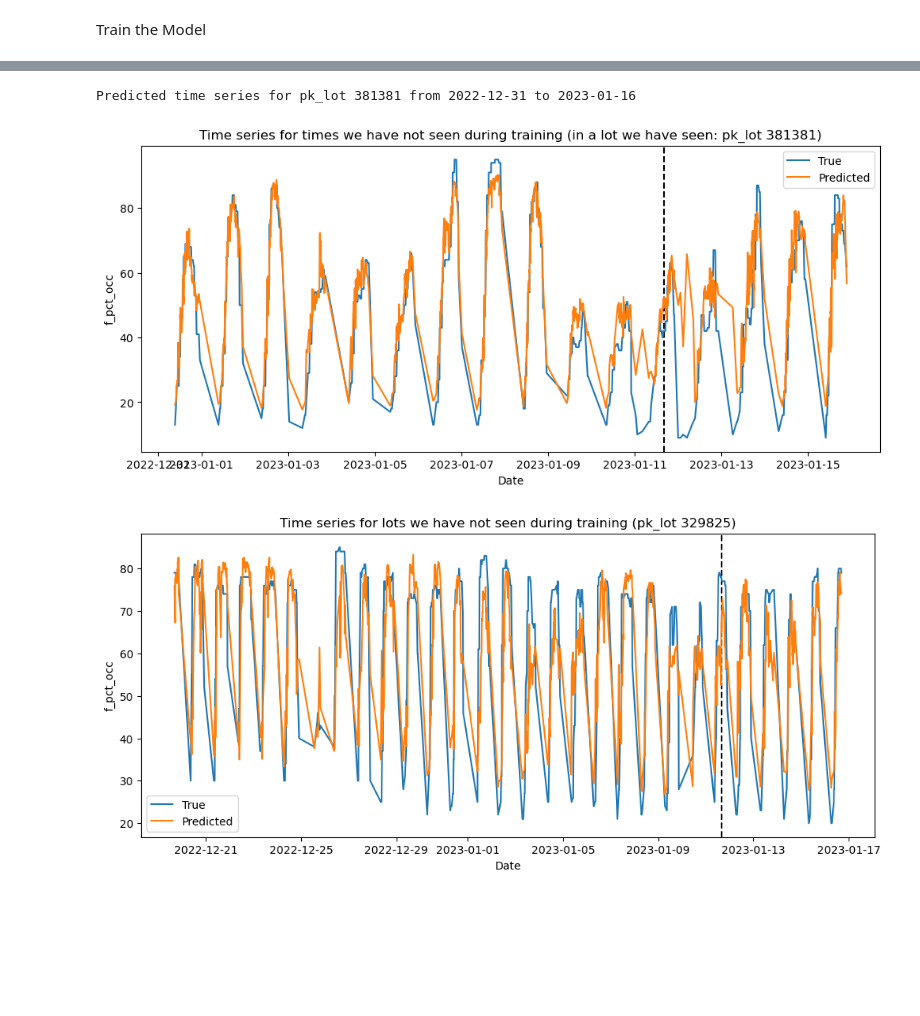
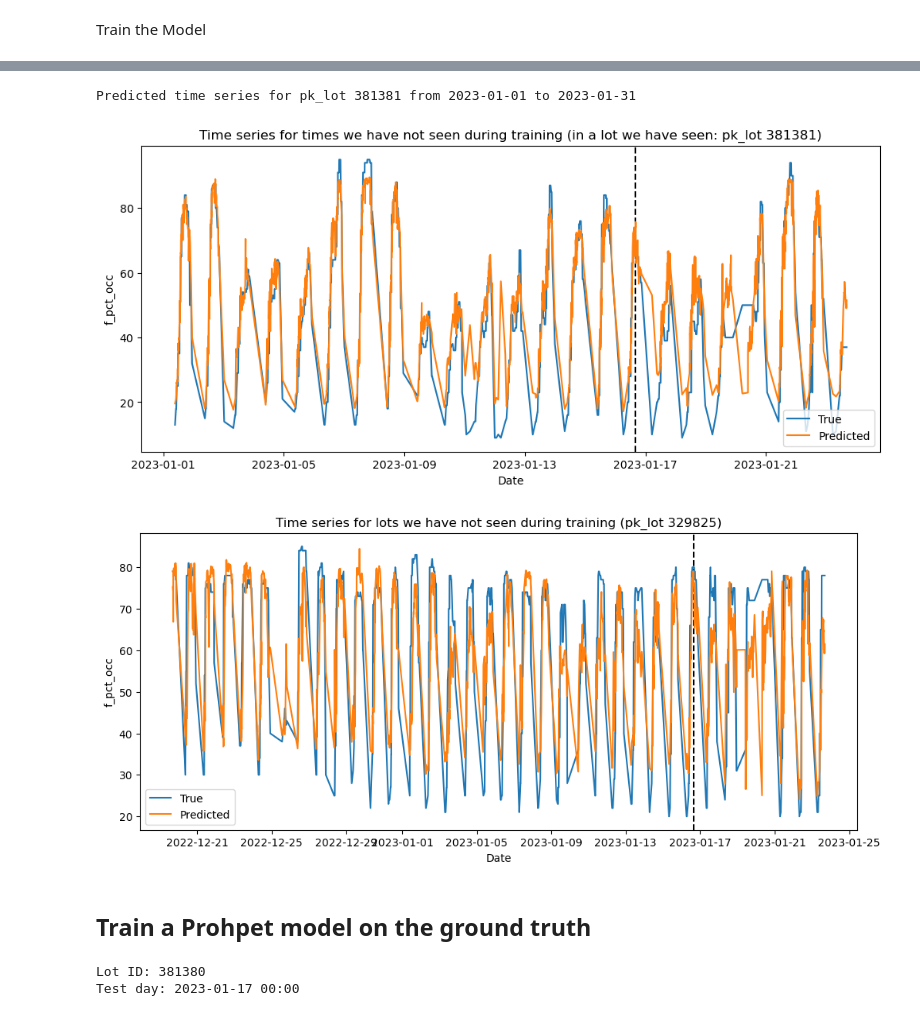
Before and after one commit to INRIX-Logan-Garwood/Parking-Location-vs-Occupancy, a Jupyter notebook: notebooks/train_model_v2.ipynb, the cells around one changed output, grey strips where cells are left out. Saved outputs shown, nothing was run; the diff lists cells and outputs as text; code cells hidden in the pictures; blank space fills up the shorter version.

```diff
--- a/notebooks/train_model_v2.ipynb
+++ b/notebooks/train_model_v2.ipynb
@@ -28,16 +31,13 @@ X = pd.read_csv('../results/csvs/training_data_2023-01-01_to_2023-01-10.csv')
 X2 = pd.read_csv('../results/csvs/training_data_2022-12-30_to_2022-12-31.csv')
 X3 = pd.read_csv('../results/csvs/training_data_2022-12-20_to_2022-12-29.csv')
 X4 = pd.read_csv('../results/csvs/training_data_2023-01-11_to_2023-01-16.csv')
-X = pd.concat([X, X2, X3, X4], ignore_index=True)  # combine the 3 athena queries
+X5 = pd.read_csv('../results/csvs/training_data_2023-01-17_to_2023-01-23.csv')
+X = pd.concat([X, X2, X3, X4, X5], ignore_index=True)  # combine the 3 athena queries
+X.to_csv('../results/csvs/training_data_2022-12-20_to_2023-01-23.csv', index=False)
 
 y = pd.read_csv('../data/IrvineSpectrumCenter_parking_2022-11_to_2023-03.csv')
 lot_ids = list(X['pk_lot'].unique())
 y = y[y['pk_lot'].isin(lot_ids)]
-
-# remove the -8:00 from the end of the timestamp. I didn't mean to add it in the first place
-# X['timestamp'] = X['timestamp'].apply(lambda x: x[:-6])
-# X['timestamp'] = pd.to_datetime(X['timestamp'])
-# X['timestamp'] = X['timestamp'].dt.tz_localize('UTC')
 
 # convert timestamp to datetime when the rows have different timezones
 X['timestamp'] = pd.to_datetime(X['timestamp'])
@@ -355,14 +355,14 @@ BEST_FEATS = ['short_hotspot', 'short_log_prob', 'short_hunting_time', 'short_in
               'long_hunting_time', 'trend_lag_log_prob', 'trend_lag_in_out_ratio',
               'trend_lag_hunting_time']
 # %%
-# input_features = SHORT_FEATS + MEDIUM_FEATS + LONG_FEATS + TREND_FEATS  # Best: .66, .25 r2
-input_features = BEST_FEATS  # Best: .7, .58 r2
+input_features = SHORT_FEATS + MEDIUM_FEATS + LONG_FEATS + TREND_FEATS  # Best: .66, .25 r2
+# input_features = BEST_FEATS  # Best: .7, .58 r2
 # input_features = FEATS  # Best: .75, .42 time r2
 output_feature = 'f_pct_occ'
 
 reduce = False
 components = 15
-test_day = '2023-01-12 00:00'  # set aside some time for testing
+test_day = '2023-01-17 00:00'  # set aside some time for testing
 hide_end = True  # if we want to test on the future data after test_day
 test_lots = [329825]  # set aside some lots for testing
 if hide_end:
@@ -400,10 +400,10 @@ if reduce:
 
 # model = RandomForestRegressor(n_estimators=2000, max_depth=50)
 model = XGBRegressor(
-    n_estimators=3500,
+    n_estimators=3200,
     learning_rate=0.001,
     max_depth=8,
-    min_child_weight=3,
+    min_child_weight=5,
     subsample=0.7,
     colsample_bytree=0.9,
     alpha=0.01,
@@ -539,8 +539,8 @@ plt.show()
 # get the first week of data for a random lot that we were trained on
 train_lots = list(set(lot_ids) - set(test_lots))
 lot_id = np.random.choice(train_lots)
-start_date = '2022-12-31'
-end_date = '2023-01-16'
+start_date = '2023-01-01'
+end_date = '2023-01-31'
 week_df = df[(df['timestamp'] < end_date) & (start_date < df['timestamp']) & (df['pk_lot'] == lot_id)]
 # sort week_df
 week_df = week_df.sort_values(by=['timestamp'])
@@ -563,33 +563,42 @@ plt.ylabel(output_feature)
 plt.title(f'Time series for times we have not seen during training (in a lot we have seen: pk_lot {lot_id})')
 plt.legend()
 plt.show()
 
 
 # plot the predicted time series for unseen lot data
 lot_id = np.random.choice(test_lots)
 start_date = '2022-12-01'
 end_date = '2023-03-31'
 week_df = df[(df['timestamp'] < end_date) & (start_date < df['timestamp']) & (df['pk_lot'] == lot_id)]
 # sort week_df
 week_df = week_df.sort_values(by=['timestamp'])
 week = week_df[input_features].values
 week = scaler.transform(week)
 if reduce:
     week = pca.transform(week)
 week_pred = model.predict(week)
 
 fig = plt.figure(figsize=(12, 5))
 # put a vertical line at test_day if the test_day is bteween strat_date and end_date
 if start_date <= test_day <= end_date:
     plt.axvline(x=pd.to_datetime(test_day), color='black', linestyle='--')
 plt.plot(week_df['timestamp'], week_df[output_feature], label='True')
 plt.plot(week_df['timestamp'], week_pred, label='Predicted')
 plt.xlabel('Date')
 plt.ylabel(output_feature)
 plt.title(f'Time series for lots we have not seen during training (pk_lot {lot_id})')
 plt.legend()
 plt.show()
 # %% [output]
-Predicted time series for pk_lot 381381 from 2022-12-31 to 2023-01-16
+Predicted time series for pk_lot 381381 from 2023-01-01 to 2023-01-31
-[figure, old version]
+[figure, new version]
-[figure, old version]
+[figure, new version]
+# %% [markdown]
+## Train a Prohpet model on the ground truth
+# %%
+lot_id = np.random.choice(train_lots)
+print(f'Lot ID: {lot_id}')
+print(f'Test day: {test_day}')
+# %% [output]
+Lot ID: 381380
+Test day: 2023-01-17 00:00
```
Also changed, not shown: parts of 21 cells of this notebook, 2 other files.
